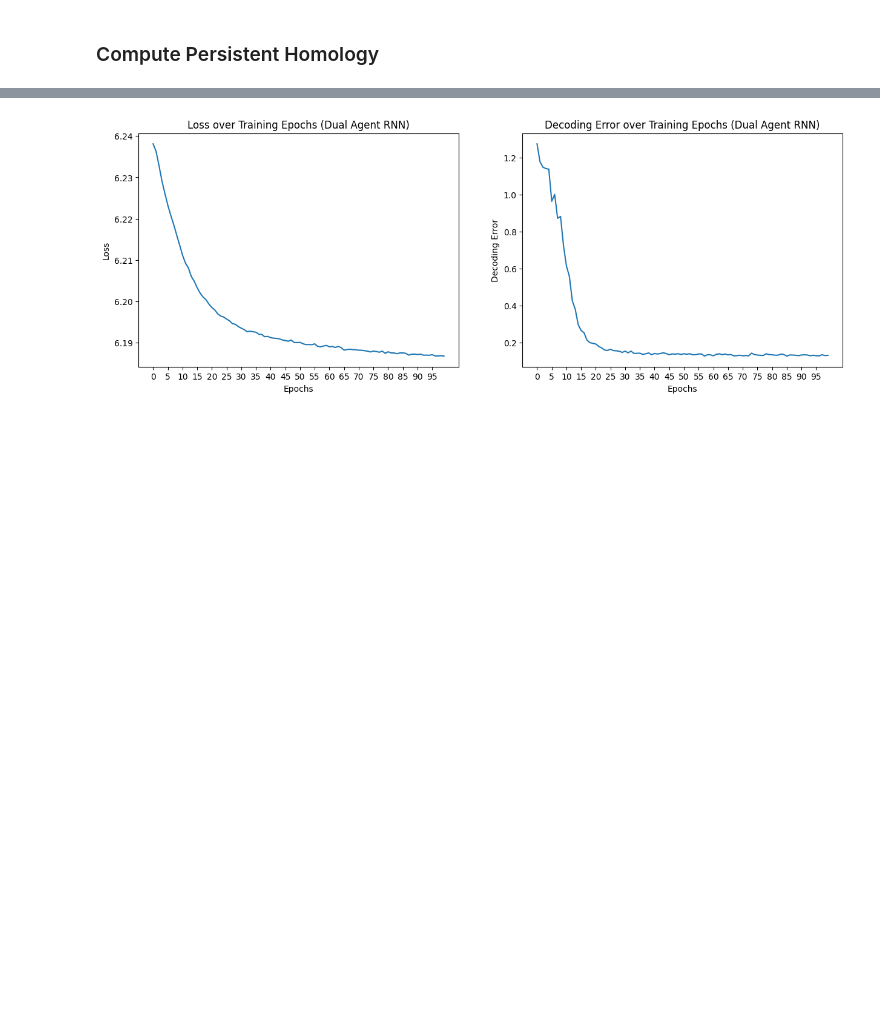
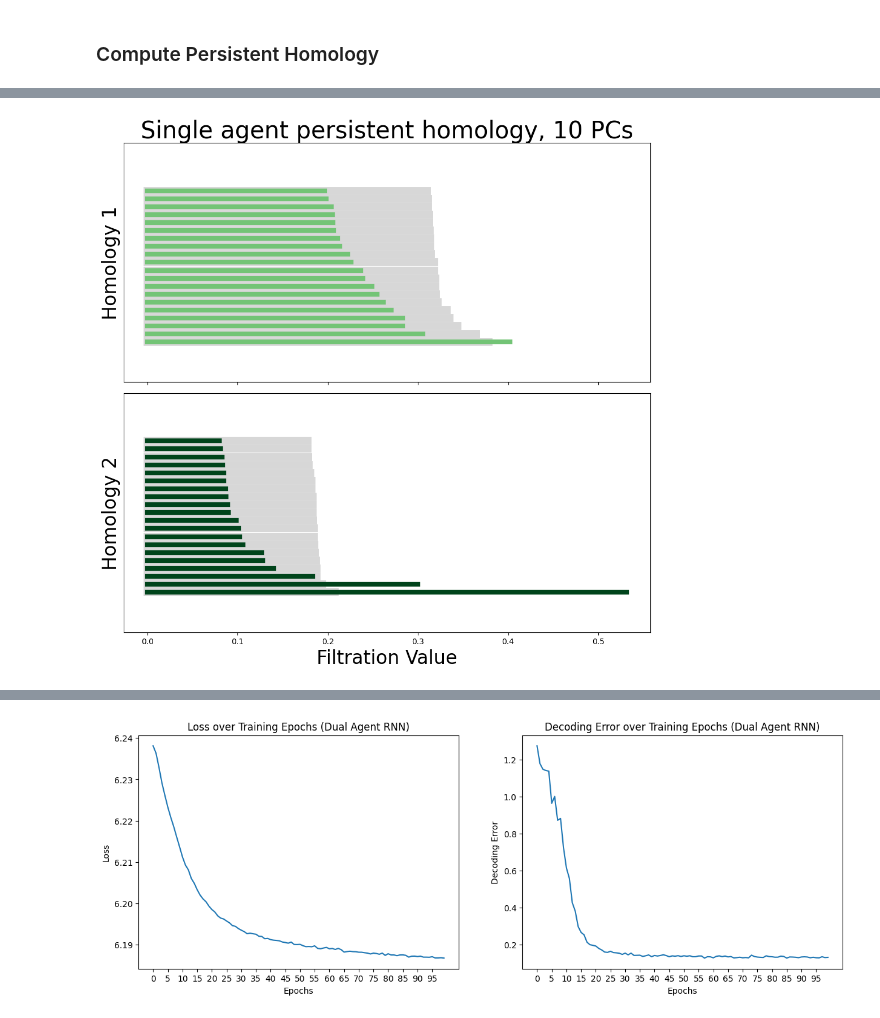
Before and after one commit to geometric-intelligence/neurometry, a Jupyter notebook: tutorials/071_application_dual_agent_rnns.ipynb, the cells around one changed output, grey strips where cells are left out. Cells and saved outputs as stored; diff of their text form; code cells hidden in the pictures; blank space fills up the shorter version.

```diff
--- a/tutorials/071_application_dual_agent_rnns.ipynb
+++ b/tutorials/071_application_dual_agent_rnns.ipynb
@@ -168,6 +171,0 @@ Computing spatial auto-correlation...
-# %%
-spatial_autocorrelation_matrix = vectorized_spatial_autocorrelation_matrix(
-    spatial_autocorrelation
-)
-
-print(spatial_autocorrelation_matrix.shape)
@@ -320,0 +347,17 @@ fig.update_layout(title="Persistence Diagram, Single Agent 100 PCs")
+# %%
+neural_points_pca = pca_transformed_X[9]
+# %%
+from neurometry.topology.persistent_homology import compute_diagrams_shuffle
+
+module_diagrams = compute_diagrams_shuffle(
+    neural_points_pca, num_shuffles=100, homology_dimensions=(1, 2)
+)
+
+from neurometry.topology.plotting import plot_all_barcodes_with_null
+
+plot_all_barcodes_with_null(
+    module_diagrams,
+    f"Single agent persistent homology, {neural_points_pca.shape[1]} PCs",
+)
+# %% [output]
+[figure, added]
```
Also changed, not shown: parts of 49 cells of this notebook, 5 other files.
